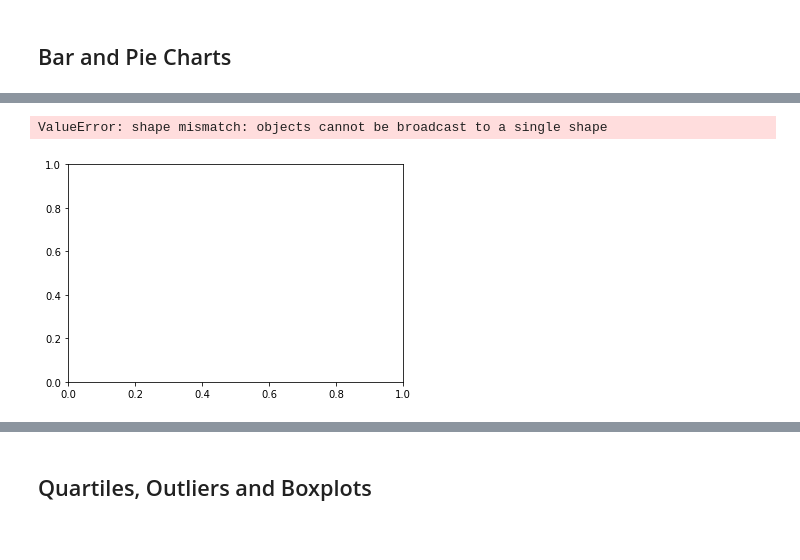
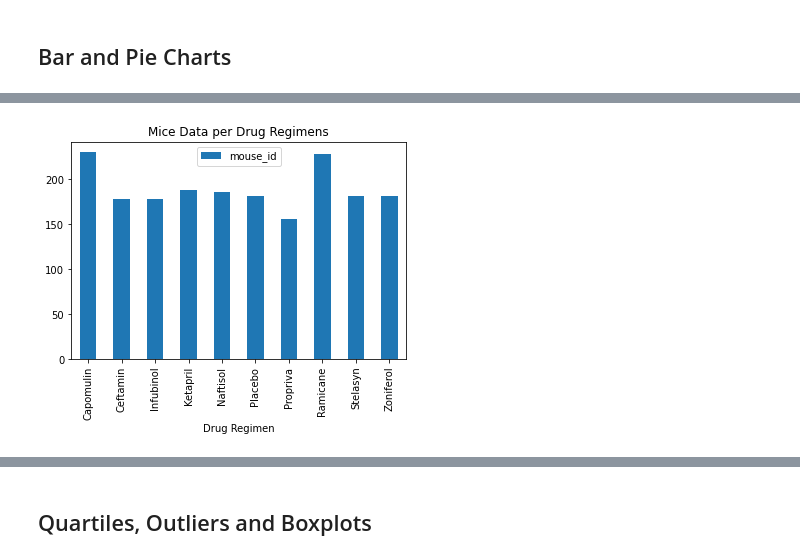
Before and after one commit to Noshaadahmed95/Matplotlib-challenge-, a Jupyter notebook: Pymaceuticals/pymaceuticals_starter.ipynb, the cells around one changed output, grey strips where cells are left out. Saved outputs shown, nothing was run; the diff lists cells and outputs as text; code cells hidden in the pictures.

```diff
--- a/Pymaceuticals/pymaceuticals_starter.ipynb
+++ b/Pymaceuticals/pymaceuticals_starter.ipynb
@@ -179,2 +184,17 @@ Name: Tumor Volume (mm3), dtype: float64
 # %% [markdown]
 ## Bar and Pie Charts
+# %%
+# Generate a bar plot showing the total number of timepoints for all mice tested for each drug regimen using Pandas.
+x_axis = np.arange(len(drug_regimen["Drug Regimen"]))
+mouse_count = drug_regimen["mouse_id"].count()
+mouse_count_df = mouse_count.to_frame()
+y_axis = mouse_count_df["mouse_id"]
+
+plt.bar(x_axis, y_axis, color='b', alpha=0.75, align="center")
+
+
+tick_locations = [value for value in x_axis]
+ticks = ["Capomulin","Ceftamin","Infubinol","Ketapril","Naftisol",
+         "Placebo","Propriva","Ramicane","Stelasyn","Zoniferol"]
+plt.xticks(tick_locations, ticks,rotation=90)
+plt.show()
@@ -181,7 +203,7 @@ Name: Tumor Volume (mm3), dtype: float64
 # %%
-# Generate a bar plot showing the total number of timepoints for all mice tested for each drug regimen using Pandas.
-ypos = np.arange(len(drug_regimen))
-plt.bar(ypos, tumor_volume, color="blue", align="center")
+# Generate a bar plot showing the total number of timepoints for all mice tested for each drug regimen using pyplot.
+mouse_count_df.plot(kind="bar")
+plt.title("Mice Data per Drug Regimens")
+plt.show()
 # %% [output]
-ValueError: shape mismatch: objects cannot be broadcast to a single shape
-[figure, old version]
+[figure, new version]
```
Also changed, not shown: parts of 15 cells of this notebook.
